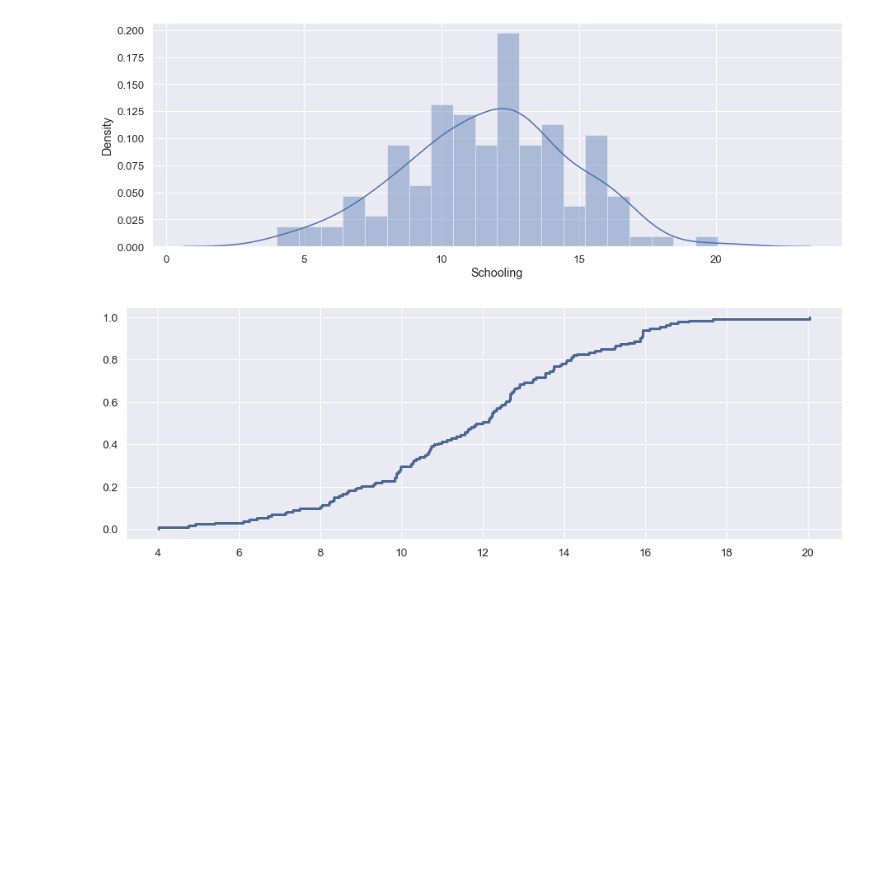
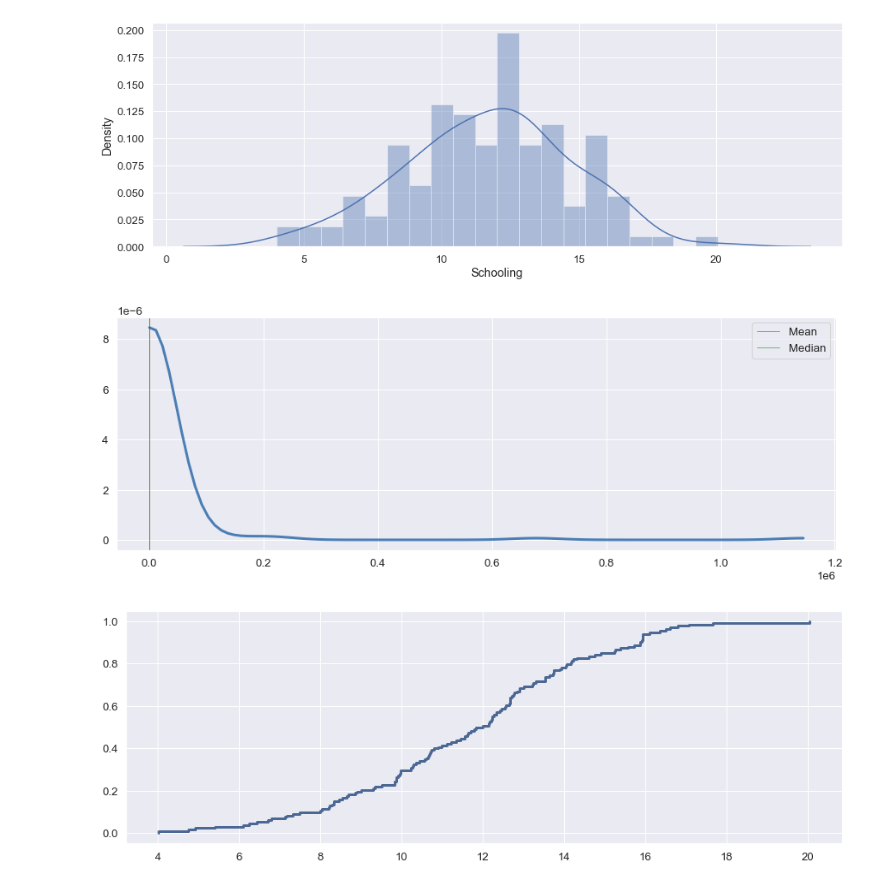
Before and after one commit to SidhST12/BSIP_Assignment_2_Students, a Jupyter notebook: stats_asn_2_start.ipynb, the cells around one changed output. Cells and saved outputs as stored; diff of their text form; code cells hidden in the pictures; blank space fills up the shorter version.

```diff
--- a/stats_asn_2_start.ipynb
+++ b/stats_asn_2_start.ipynb
@@ -191,6 +190,14 @@ sns.distplot(dfs,bins=20)
 sns.set(style="darkgrid", font_scale=1.2)
 # %% [output]
 [figure]
+# %%
+thinkplot.PrePlot(1)
+thinkplot.Pdf(pdf)
+thinkplot.axvline(dfLE["Schooling"].mean(), color="Red", label="Mean")
+thinkplot.axvline(dfLE["Schooling"].median(), color="Green", label="Median")
+thinkplot.Config()
+# %% [output]
+[figure, added]
 # %%
 #Make an emperical CDF
 cdf_es = thinkstats2.Cdf(dfs)
```
Also changed, not shown: parts of 13 cells of this notebook.
